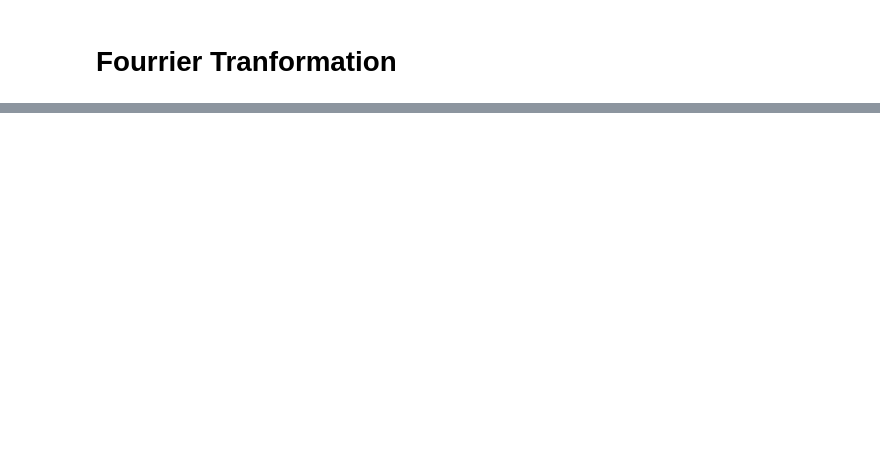
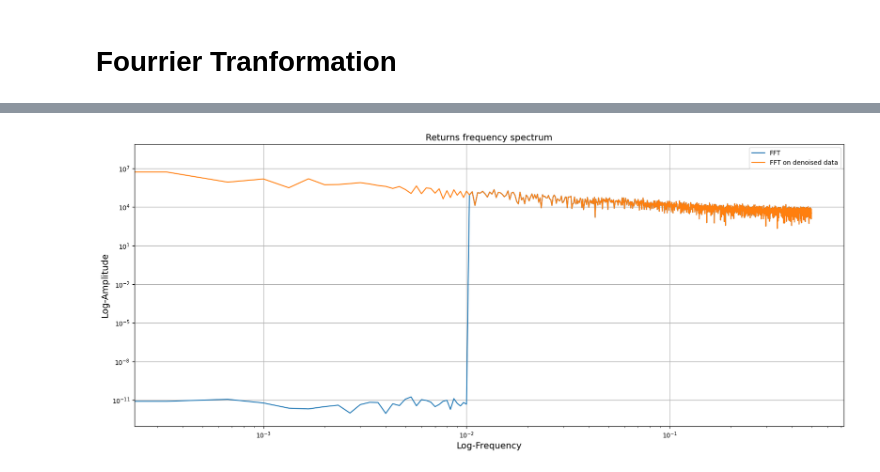
Before and after one commit to BaptisteZloch/Frequency-transformation-and-analysis, a Jupyter notebook: src/01_Fourrier_smoothing.ipynb, the cells around one changed output, grey strips where cells are left out. Saved outputs shown, nothing was run; the diff lists cells and outputs as text; code cells hidden in the pictures; blank space fills up the shorter version.

```diff
--- a/src/01_Fourrier_smoothing.ipynb
+++ b/src/01_Fourrier_smoothing.ipynb
@@ -30,2 +34,5 @@ df.head()
+# %%
+df["Close_denoised_fft"] = fft_smoothing(df.Close, frequency_cutoff=0.01)
+df["Close_detrended_fft"] = fft_detrending(df.Close, frequency_cutoff=0.01)
 # %% [markdown]
 # Fourrier Tranformation
@@ -33,0 +39,33 @@ df.head()
+# %%
+def construct_fft(
+    yvalues, real_abs_only: bool = True
+) -> tuple[npt.NDArray[np.float64], npt.NDArray[np.float64]]:
+    N = yvalues.shape[0]
+    fft_y = np.fft.fft(yvalues)
+    fft_x = np.fft.fftfreq(N)
+    if real_abs_only:
+        fft_x = fft_x[: len(fft_x) // 2]
+        fft_y = np.abs(fft_y[: len(fft_y) // 2])
+    return fft_x, fft_y
+
+
+fig, ax = plt.subplots(figsize=(20, 8))
+ax.set_title("Returns frequency spectrum", fontsize=14)
+ax.set_ylabel("Log-Amplitude", fontsize=14)
+ax.set_xlabel("Log-Frequency", fontsize=14)
+
+fft_x, fft_y = construct_fft(
+    df["Close_detrended_fft"].to_numpy(),
+)
+ax.plot(fft_x, fft_y, label="FFT")
+fft_x_smooth, fft_y_smooth = construct_fft(
+    df["Close"].to_numpy(),
+)
+ax.plot(fft_x_smooth, fft_y_smooth, label="FFT on denoised data")
+plt.xscale("log")
+plt.yscale("log")
+ax.grid()
+ax.legend()
+plt.show()
+# %% [output]
+[figure, added]
```
Also changed, not shown: parts of 10 cells of this notebook, 11 other files.
